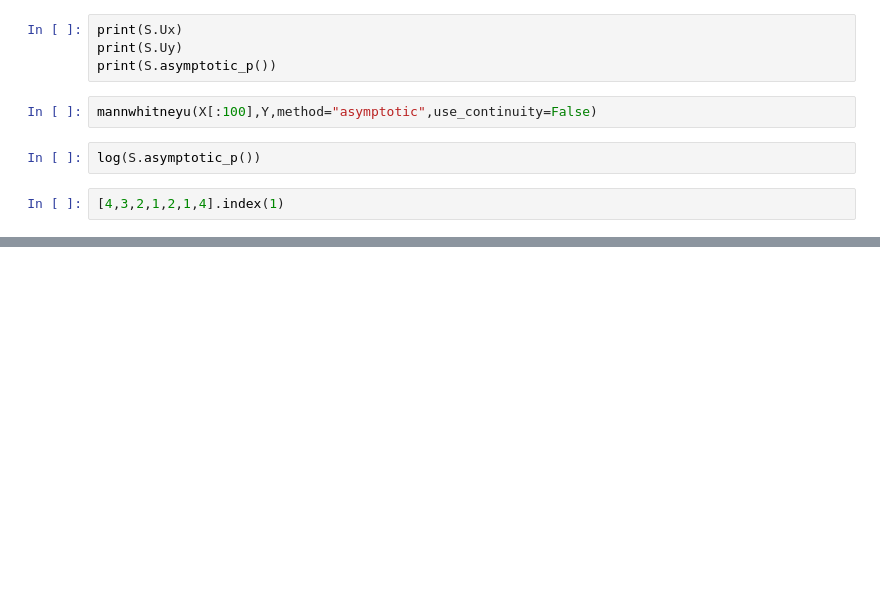
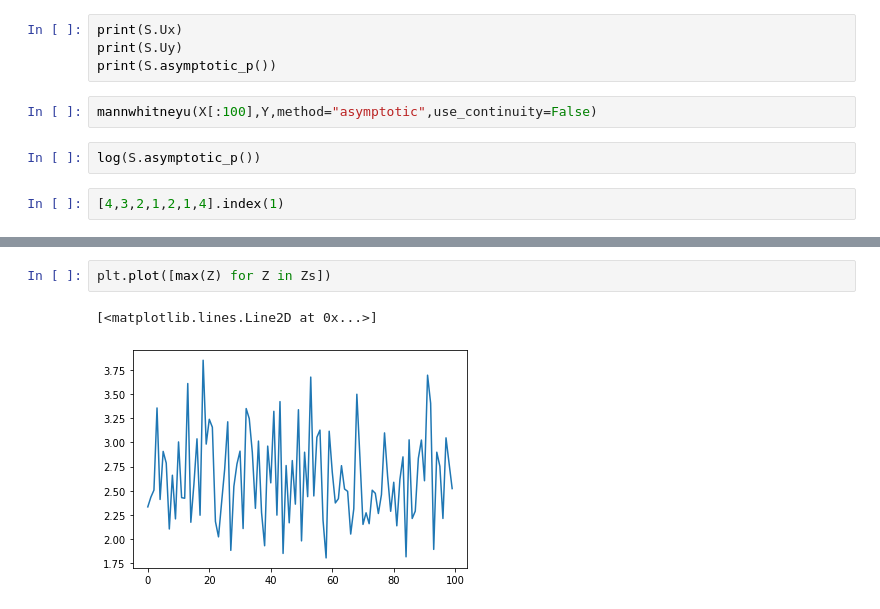
Before and after one commit to grosed/seqstats, a Jupyter notebook: notebooks/mann-whitney.ipynb, the cells around one changed output, grey strips where cells are left out. Saved outputs shown, nothing was run; the diff lists cells and outputs as text; blank space fills up the shorter version.

```diff
--- a/notebooks/mann-whitney.ipynb
+++ b/notebooks/mann-whitney.ipynb
@@ -853,0 +855,5 @@ Z[-3:]
+# %%
+plt.plot([max(Z) for Z in Zs])
+# %% [output]
+[<matplotlib.lines.Line2D at 0x...>]
+[figure, added]
```
Also changed, not shown: parts of 122 cells of this notebook.
